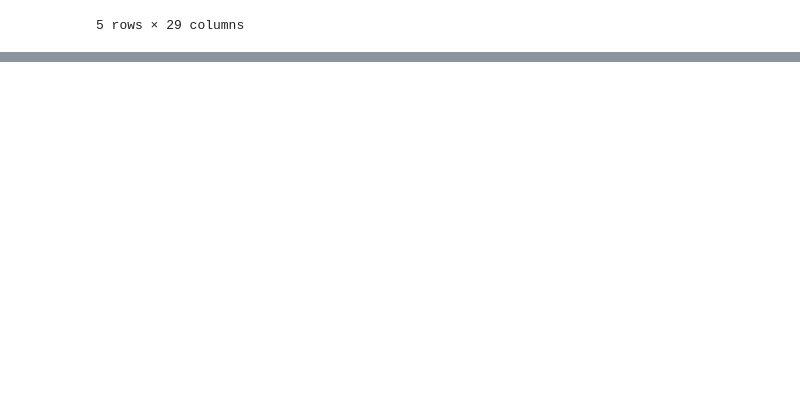
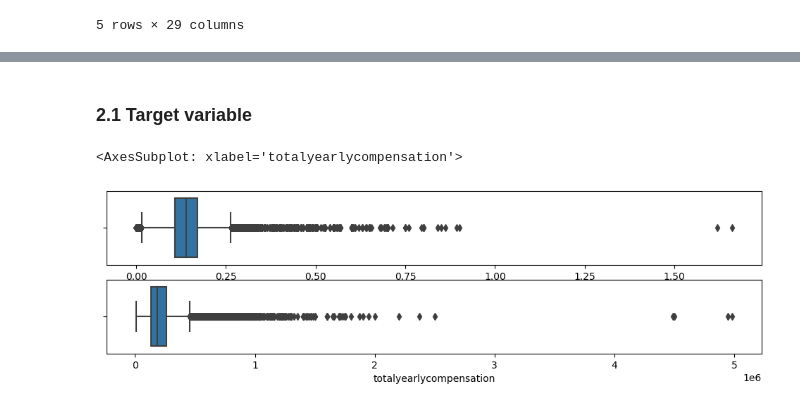
Before and after one commit to djtom98/compDSfinal, a Jupyter notebook: model001.ipynb, the cells around one changed output, grey strips where cells are left out. Saved outputs shown, nothing was run; the diff lists cells and outputs as text; code cells hidden in the pictures; blank space fills up the shorter version.

```diff
--- a/model001.ipynb
+++ b/model001.ipynb
@@ -23,0 +135,12 @@ df.head()
+# %%
+#Drop rows in columns which NAs are very few and so dropping the whole row doesn't remove that much information from the data
+df = df.dropna(subset=['company', 'level','tag'])
+# %% [markdown]
+### 2.1 Target variable
+# %%
+fig, ax = plt.subplots(nrows = 2, figsize = (12,3))
+sns.boxplot(x=df['basesalary'], ax = ax[0])
+sns.boxplot(x=df['totalyearlycompensation'], ax = ax[1])
+# %% [output]
+<AxesSubplot: xlabel='totalyearlycompensation'>
+[figure, added]
```
Also changed, not shown: parts of 61 cells of this notebook.
